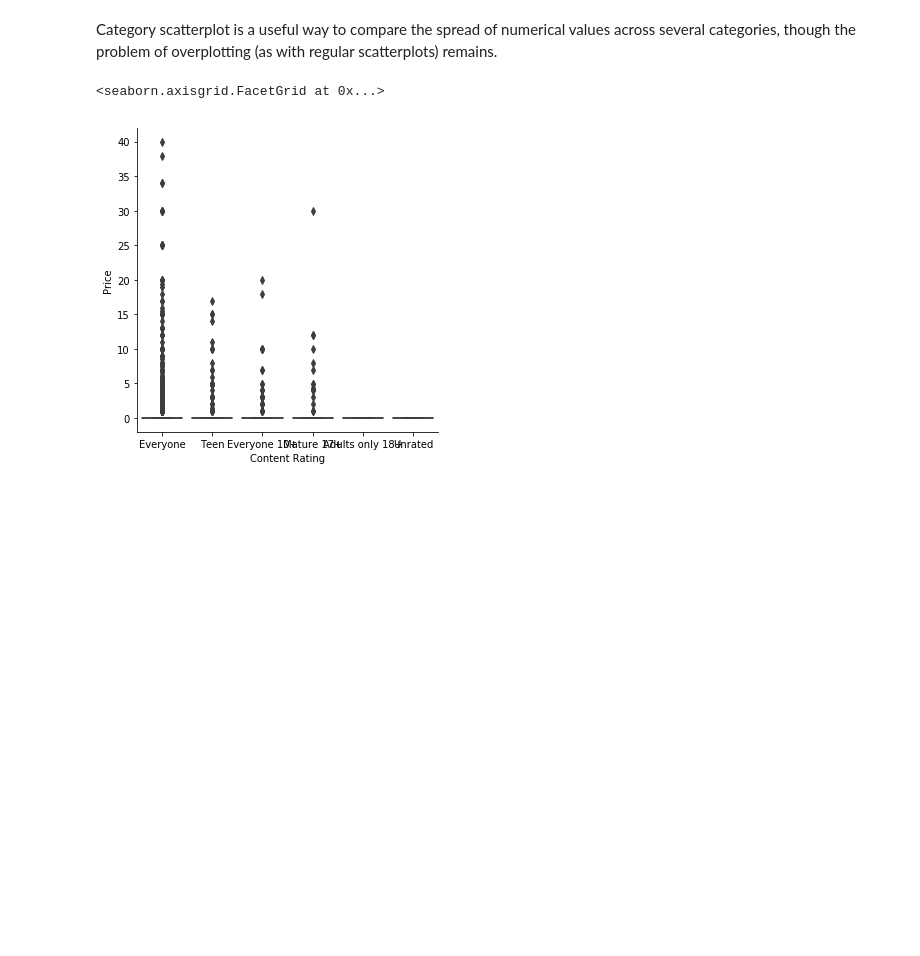
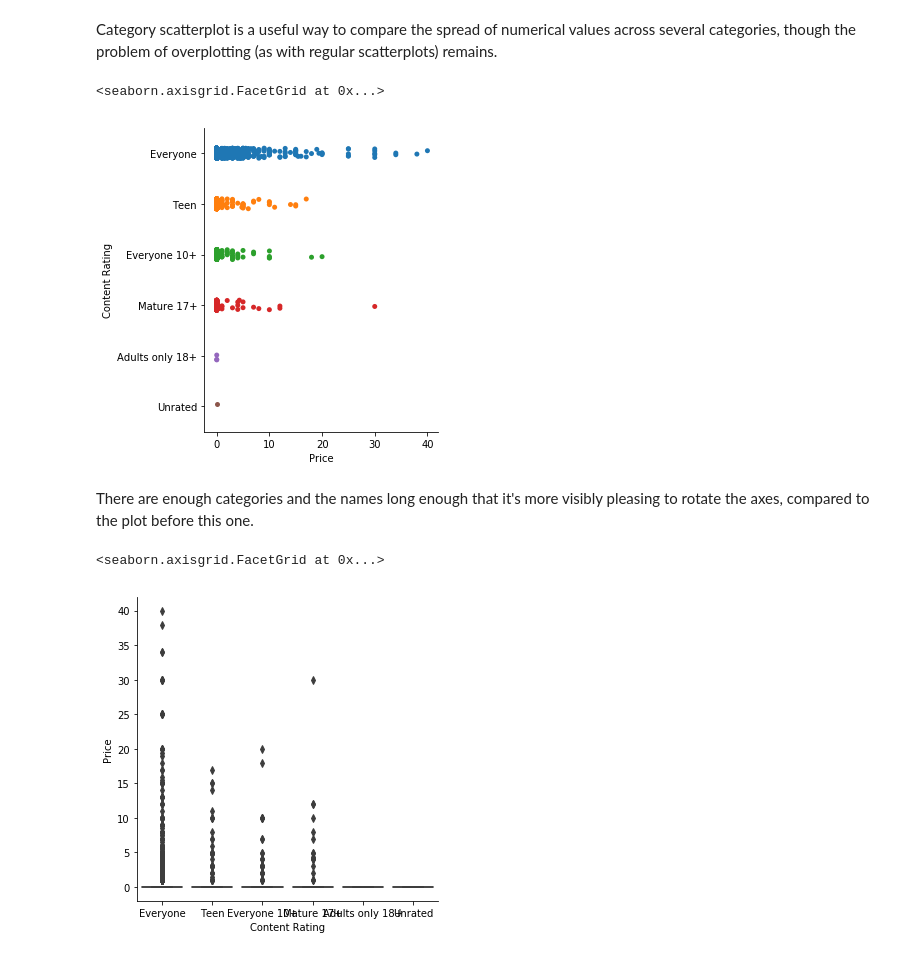
Before and after one commit to mahmoudheshmat/learn-datascience, a Jupyter notebook: Unit1/3-Viz/3-3_Drill.ipynb, the cells around one changed output. Drawn from its saved outputs; the diff is of its cells as text; code cells hidden in the pictures; blank space fills up the shorter version.

```diff
--- a/Unit1/3-Viz/3-3_Drill.ipynb
+++ b/Unit1/3-Viz/3-3_Drill.ipynb
@@ -157,5 +226,13 @@ sns.catplot(x='Content Rating', y='Price', data=df);
 # %% [markdown]
 Category scatterplot is a useful way to compare the spread of numerical values across several categories, though the problem of overplotting (as with regular scatterplots) remains.
+# %%
+# rotated categorical scatterplot
+sns.catplot(x='Price', y='Content Rating', data=df)
+# %% [output]
+<seaborn.axisgrid.FacetGrid at 0x...>
+[figure, added]
+# %% [markdown]
+There are enough categories and the names long enough that it's more visibly pleasing to rotate the axes, compared to the plot before this one.
 # %%
 #  boxplot
 sns.catplot(x='Content Rating', y='Price', kind='box', data=df)
```
Also changed, not shown: parts of 11 cells of this notebook.
